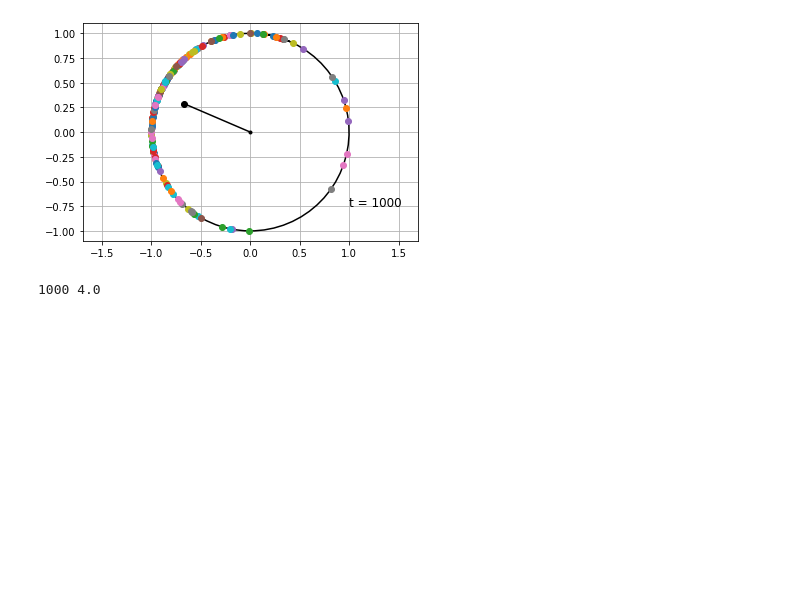
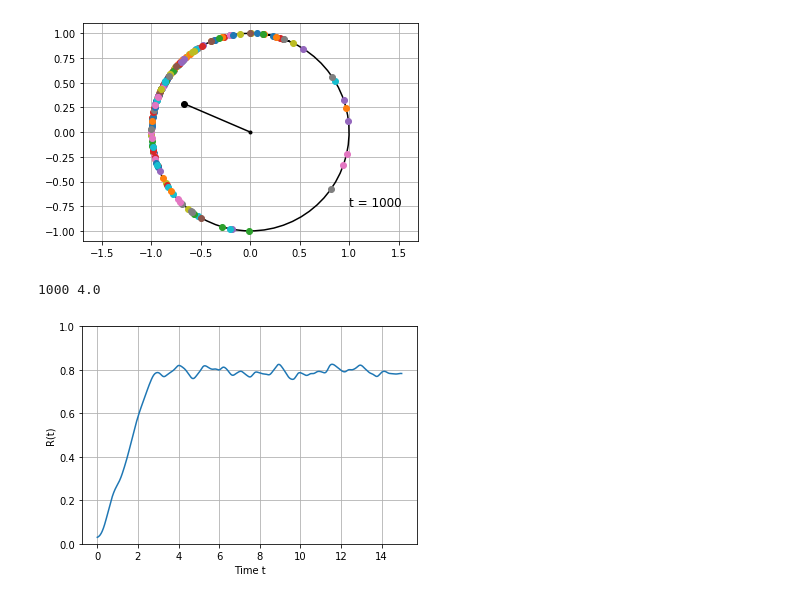
Before and after one commit to kunal1729verma/idc621-modelling_complex_systems, a Jupyter notebook: Kuramoto/New_Kuramoto.ipynb, the cells around one changed output. Drawn from its saved outputs; the diff is of its cells as text; code cells hidden in the pictures; blank space fills up the shorter version.

```diff
--- a/Kuramoto/New_Kuramoto.ipynb
+++ b/Kuramoto/New_Kuramoto.ipynb
@@ -145,6 +145,7 @@ for sigma in np.arange(1.5,2,1):
                     plot_circle(theta_list,t,r,psi)
                     print(t,k)
 
+            plt.plot(np.arange(0,time_steps*dt,dt),rlist)
             r_mean=np.mean(rlist[int(np.floor(len(rlist)*3/4)):int(len(rlist))])   # Mean over the last 25% elements
             list_to_avg.append(r_mean)
 
@@ -159,3 +160,45 @@ for sigma in np.arange(1.5,2,1):
 500 4.0
 [figure]
 1000 4.0
+# %%
+#----------------------------------------------------------------------
+#---FOR GENERATING REALTIME PLOTS OF OSCILLATORS EVOLUTION WITH TIME---
+#----------------------------------------------------------------------
+
+for sigma in np.arange(1.5,2,1):
+    r_list=[]
+    k_list=[]
+    fig= plt.figure()
+    start = timer()
+    for k in np.concatenate((np.concatenate((np.arange(0,0,0.5),np.arange(0,0,0.2))),np.arange(4,4.5,0.5))):
+        list_to_avg=[]
+        for j in range(1):            # average over values of r for same value of k (set at 1 for now)
+            dt=10**(-2)               # delta t
+            time_steps=1.5*(10**3)      # Number of Time Steps
+            N=2*10**2                 # Number of Oscillators
+            rlist=np.zeros(int(time_steps), dtype=float)
+            w_list=omega_list(N, sigma)               # Initial Distribution of angular frequencies.
+            theta_list=random_theta_i(N)   # Initial Random Distribution of Phases.
+
+            for t in range(int(time_steps)):
+                r,psi=rpsi(theta_list)
+                theta_list=evolution(theta_list,w_list,k,r,psi,dt)      # New theta Phase list.
+                rlist[t]+=r
+
+            plt.plot(np.arange(0,time_steps*dt,dt),rlist,"-")
+            r_mean=np.mean(rlist[int(np.floor(len(rlist)*3/4)):int(len(rlist))])   # Mean over the last 25% elements
+            list_to_avg.append(r_mean)
+
+        r_list.append(np.mean(np.array(list_to_avg)))
+        k_list.append(k)
+
+    end = timer()
+    plt.ylim(0,1)
+    plt.grid(True)
+    plt.xlabel("Time t")
+    plt.ylabel("R(t)")
+    ax = fig.add_subplot(111)
+    plt.savefig('plot abc'+'.png', dpi=(200))
+    plt.show()
+# %% [output]
+[figure, added]
```
Also changed, not shown: 4 other files.
